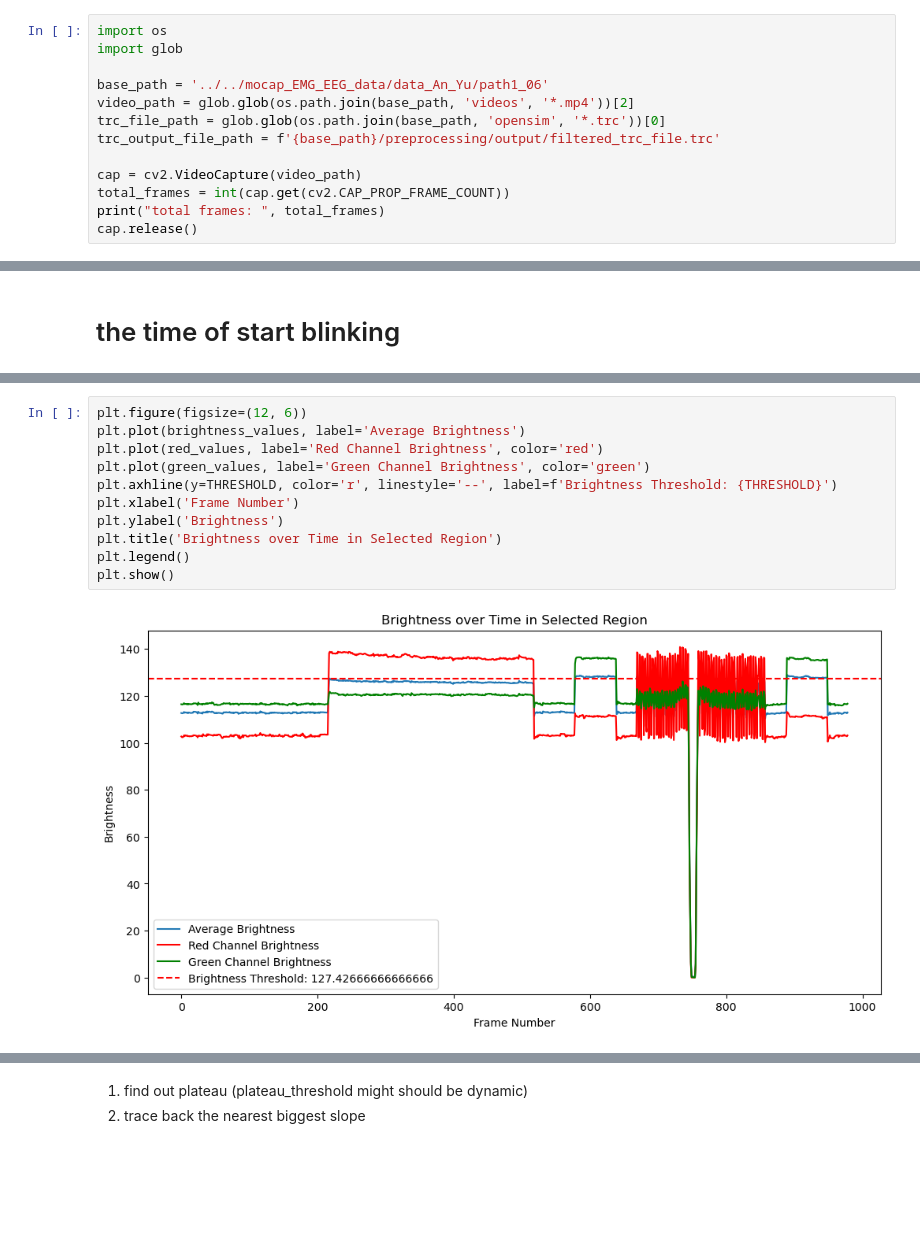
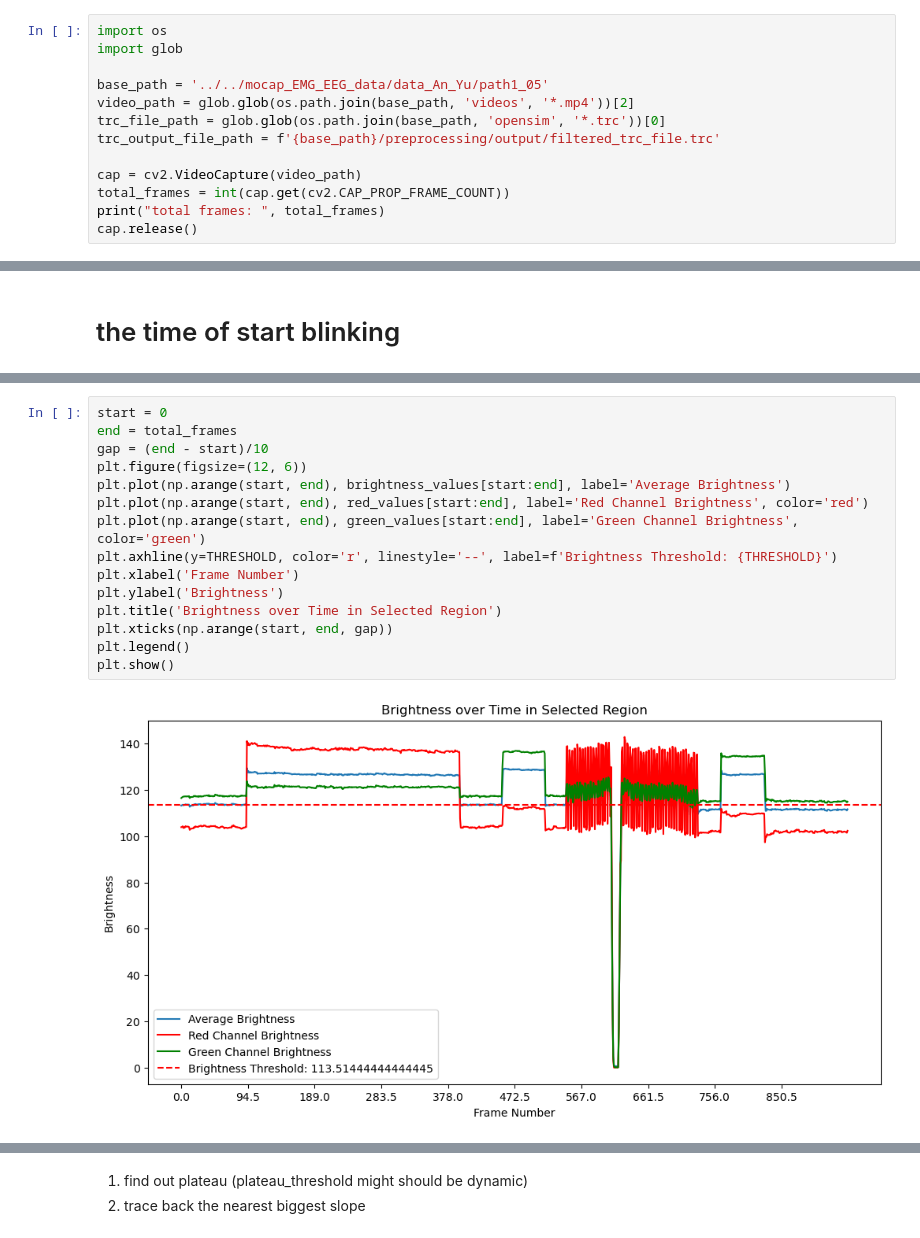
Before and after one commit to eddLai/ExoskeletonPowerAsistance, a Jupyter notebook: simulation/preprocessing/analysis/video_analysis.ipynb, the cells around one changed output, grey strips where cells are left out. Cells and saved outputs as stored; diff of their text form; blank space fills up the shorter version.

```diff
--- a/simulation/preprocessing/analysis/video_analysis.ipynb
+++ b/simulation/preprocessing/analysis/video_analysis.ipynb
@@ -8,7 +8,7 @@ import matplotlib.pyplot as plt
 import os
 import glob
 
-base_path = '../../mocap_EMG_EEG_data/data_An_Yu/path1_06'
+base_path = '../../mocap_EMG_EEG_data/data_An_Yu/path1_05'
 video_path = glob.glob(os.path.join(base_path, 'videos', '*.mp4'))[2]
 trc_file_path = glob.glob(os.path.join(base_path, 'opensim', '*.trc'))[0]
 trc_output_file_path = f'{base_path}/preprocessing/output/filtered_trc_file.trc'
@@ -137,13 +138,17 @@ End of video at frame 979
 # %%
+start = 0
+end = total_frames
+gap = (end - start)/10
 plt.figure(figsize=(12, 6))
-plt.plot(brightness_values, label='Average Brightness')
-plt.plot(red_values, label='Red Channel Brightness', color='red')
-plt.plot(green_values, label='Green Channel Brightness', color='green')
+plt.plot(np.arange(start, end), brightness_values[start:end], label='Average Brightness')
+plt.plot(np.arange(start, end), red_values[start:end], label='Red Channel Brightness', color='red')
+plt.plot(np.arange(start, end), green_values[start:end], label='Green Channel Brightness', color='green')
 plt.axhline(y=THRESHOLD, color='r', linestyle='--', label=f'Brightness Threshold: {THRESHOLD}')
 plt.xlabel('Frame Number')
 plt.ylabel('Brightness')
 plt.title('Brightness over Time in Selected Region')
+plt.xticks(np.arange(start, end, gap))
 plt.legend()
 plt.show()
 # %% [output]
-[figure, old version]
+[figure, new version]
```
Also changed, not shown: parts of 9 cells of this notebook.
